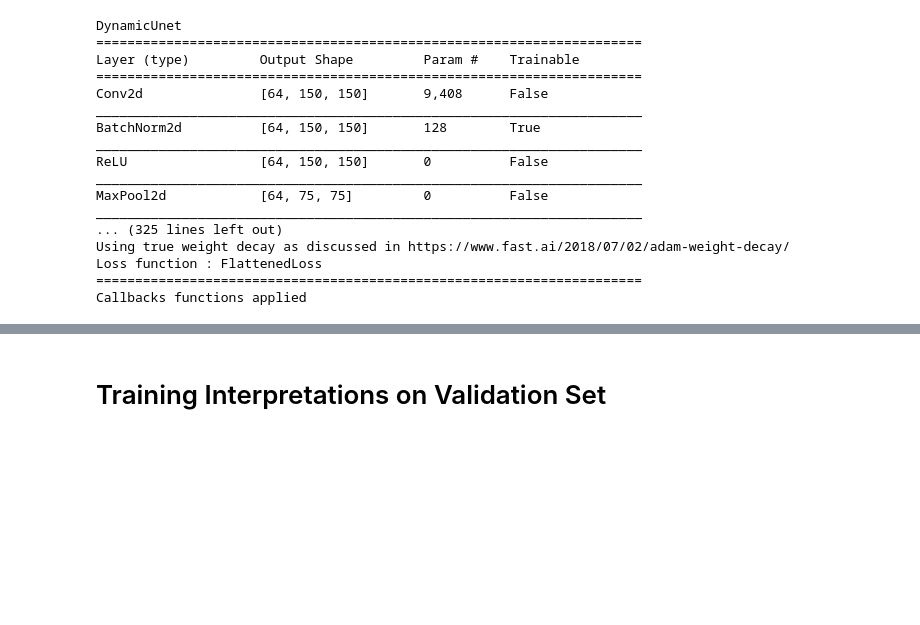
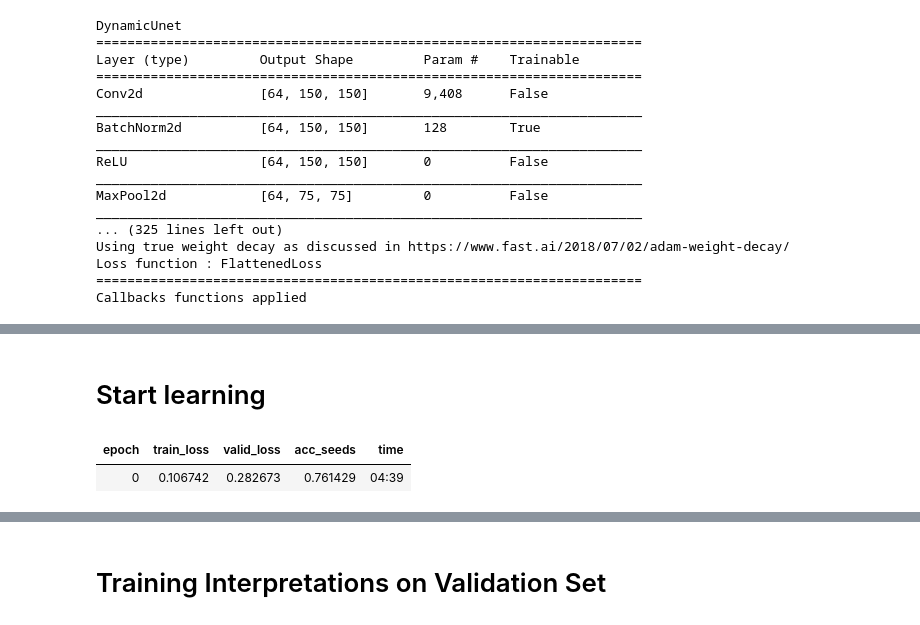
Before and after one commit to sroostee/Oat_Thesis, a Jupyter notebook: scripts/3D_analysis/3D_segmentation.ipynb, the cells around one changed output, grey strips where cells are left out. Saved outputs shown, nothing was run; the diff lists cells and outputs as text; code cells hidden in the pictures; blank space fills up the shorter version.

```diff
--- a/scripts/3D_analysis/3D_segmentation.ipynb
+++ b/scripts/3D_analysis/3D_segmentation.ipynb
@@ -375,0 +418,11 @@ learn.freeze()
+# %% [markdown]
+# Start learning
+# %%
+lr = 3e-2
+lrs = slice(lr/100,lr)
+# %%
+learn.fit_one_cycle(cyc_len=1, max_lr=lrs)
+#learn.fit_one_cycle(cyc_len=epochs_s1, max_lr=lrs)
+# %% [output]
+| epoch | train_loss | valid_loss | acc_seeds | time |
+| 0 | 0.106742 | 0.282673 | 0.761429 | 04:39 |
```
Also changed, not shown: parts of 62 cells of this notebook, 5 other files.
